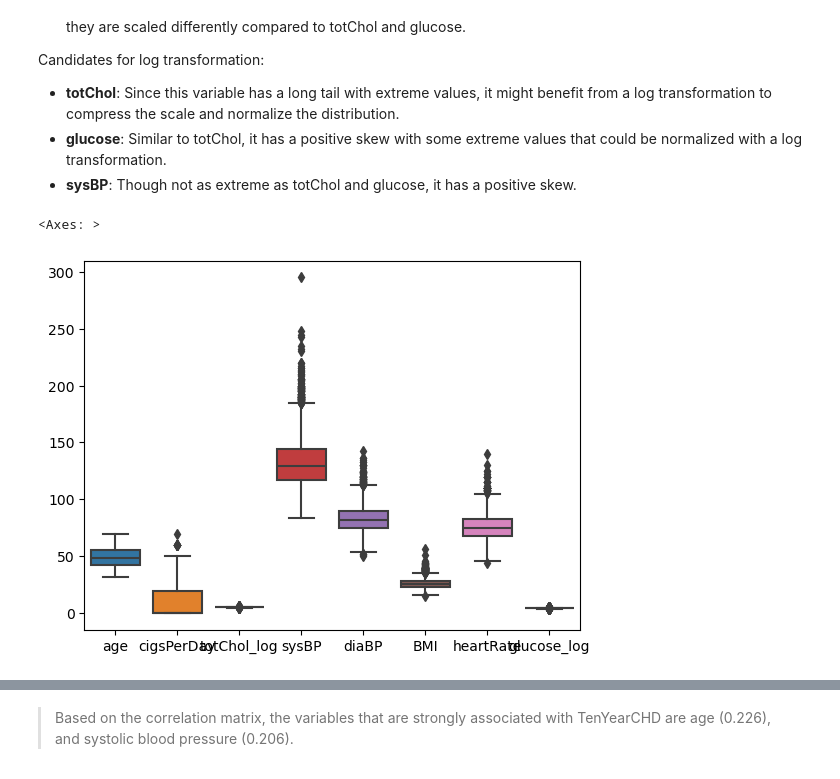
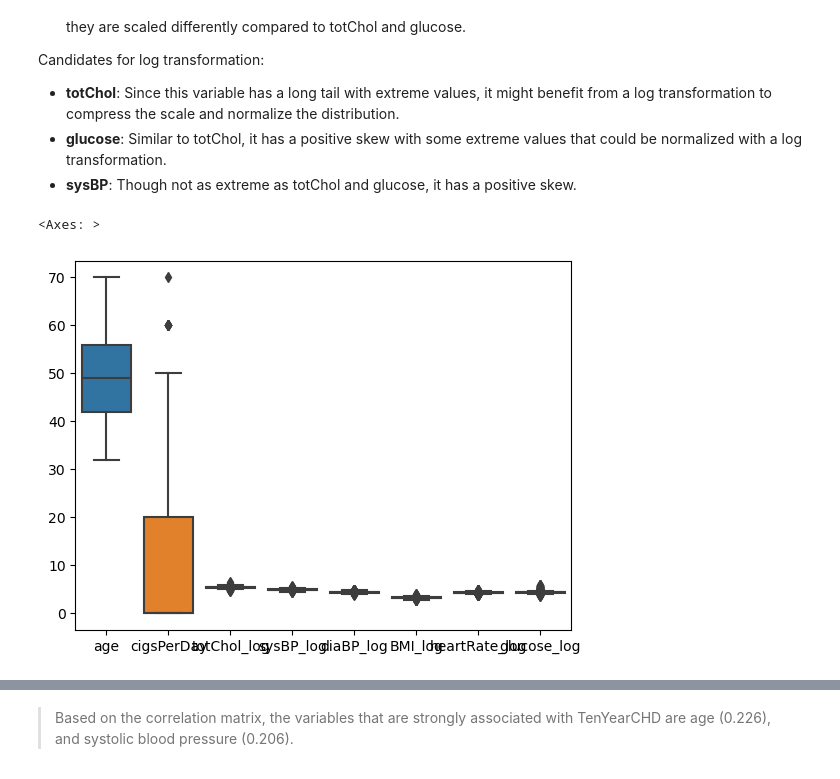
Before and after one commit to farhaniwnl/project_chd_crg3ts, a Jupyter notebook: drafting.ipynb, the cells around one changed output, grey strips where cells are left out. Cells and saved outputs as stored; diff of their text form; code cells hidden in the pictures.

```diff
--- a/drafting.ipynb
+++ b/drafting.ipynb
@@ -128,13 +128,17 @@ Candidates for log transformation:
 # %%
 train_data['totChol_log'] = np.log(train_data['totChol'])
 train_data['glucose_log'] = np.log(train_data['glucose'])
-# train_data['sysBP_log'] = np.log(train_data['sysBP'])
-# train_data['BMI_log'] = np.log(train_data['BMI'])
-train_data = train_data.drop(['totChol', 'glucose'], axis=1)
-sns.boxplot(data=train_data.loc[:, ['age', 'cigsPerDay', 'totChol_log', 'sysBP', 'diaBP', 'BMI', 'heartRate', 'glucose_log']])
+train_data['sysBP_log'] = np.log(train_data['sysBP'])
+train_data['BMI_log'] = np.log(train_data['BMI'])
+train_data['diaBP_log'] = np.log(train_data['diaBP'])
+train_data['heartRate_log'] = np.log(train_data['heartRate'])
+
+
+train_data = train_data.drop(['totChol', 'glucose', 'sysBP', 'BMI', 'diaBP', 'heartRate'], axis=1)
+sns.boxplot(data=train_data.loc[:, ['age', 'cigsPerDay', 'totChol_log', 'sysBP_log', 'diaBP_log', 'BMI_log', 'heartRate_log', 'glucose_log']])
 # %% [output]
 <Axes: >
-[figure, old version]
+[figure, new version]
 # %%
 train_data.corr()
 # %% [output]
```
Also changed, not shown: parts of 1 cell of this notebook.
